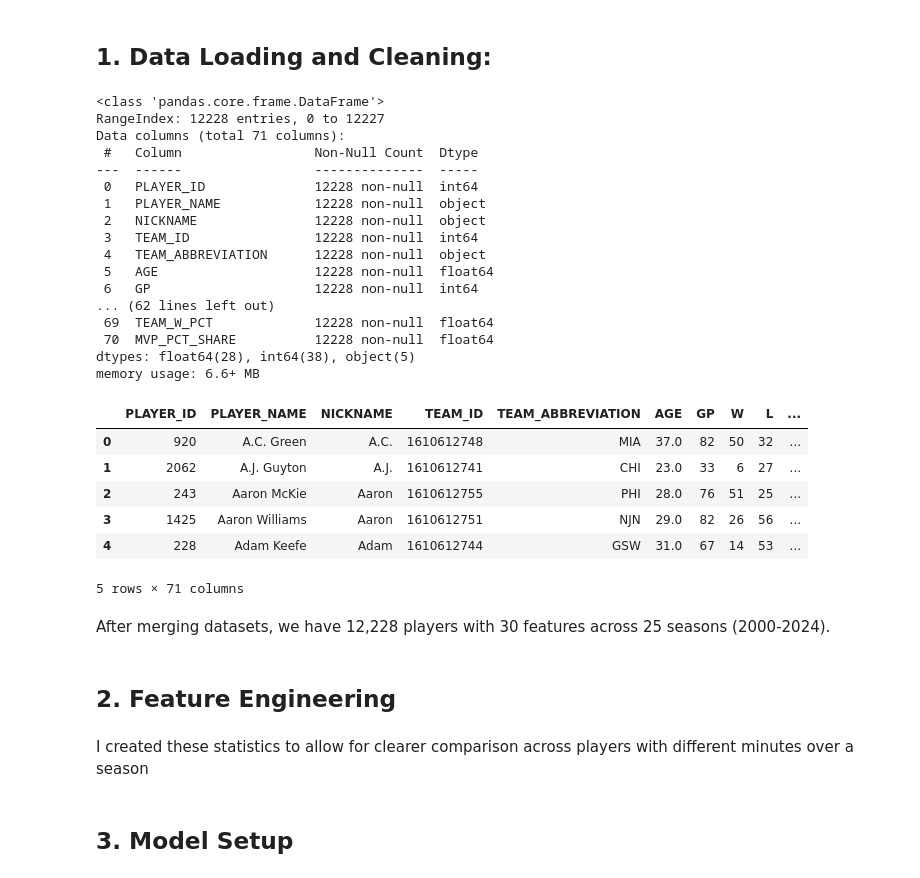
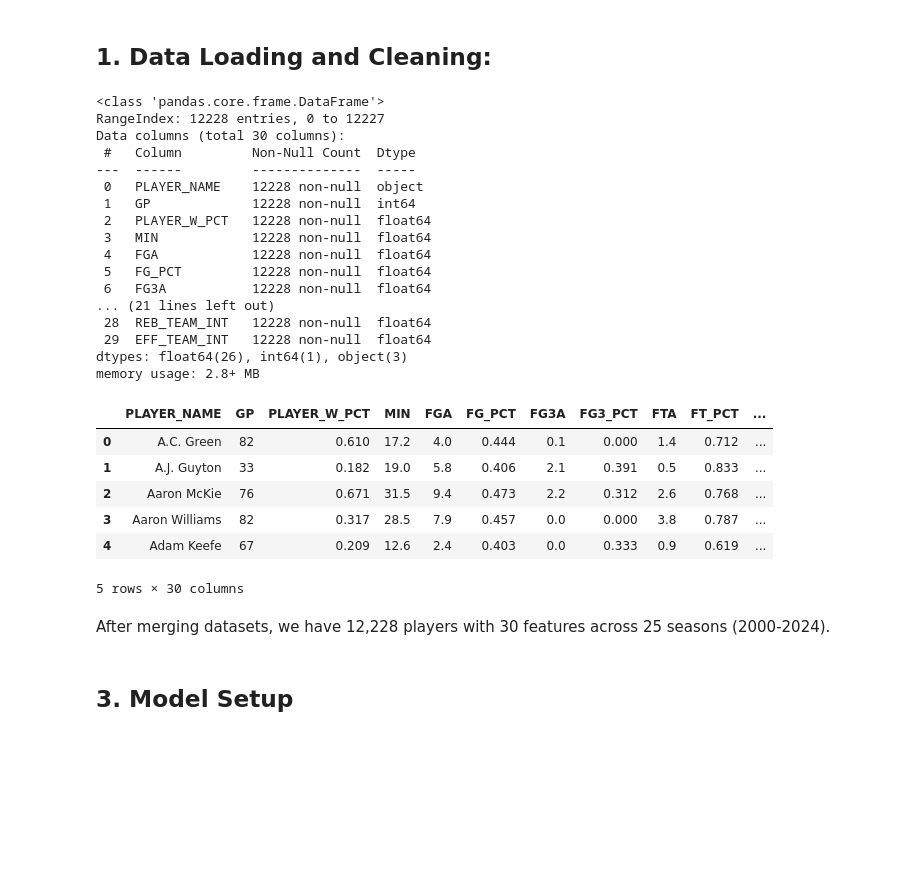
Before and after one commit to GrantThurman/nba-mvp-predictor, a Jupyter notebook: notebook.ipynb, the cells around one changed output. Saved outputs shown, nothing was run; the diff lists cells and outputs as text; code cells hidden in the pictures; blank space fills up the shorter version.

Commit message:
Remove sections in notebook
Data cleaning already creates full dataset, don't need it in notebook for now

```diff
--- a/notebook.ipynb
+++ b/notebook.ipynb
@@ -9,47 +9,38 @@ In this model, I use maching learning to predict the NBA MVP voting shares from
 - MVP Voting Shares - Basketball Reference
 # %% [markdown]
 ## 1. Data Loading and Cleaning:
-# %%
-import pandas as pd
-
-# Load datasets
-player_seasons_df = pd.read_csv("player_seasons.csv")
-mvp_df = pd.read_csv("mvp_voting.csv")
-mvp_df = mvp_df[["PLAYER_NAME", "SEASON", "MVP_PCT_SHARE"]]
-
-# Merge datasets
-all_df = pd.merge(player_seasons_df, mvp_df, on=["SEASON", "PLAYER_NAME"], how="left")
-all_df["MVP_PCT_SHARE"] = all_df["MVP_PCT_SHARE"].fillna(value=0)
-
-# Check final dataset
-all_df.info()
-all_df.head()
-# %% [output]
-<class 'pandas.core.frame.DataFrame'>
-RangeIndex: 12228 entries, 0 to 12227
-Data columns (total 71 columns):
- #   Column                 Non-Null Count  Dtype
----  ------                 --------------  -----
- 0   PLAYER_ID              12228 non-null  int64
- 1   PLAYER_NAME            12228 non-null  object
- 2   NICKNAME               12228 non-null  object
- 3   TEAM_ID                12228 non-null  int64
- 4   TEAM_ABBREVIATION      12228 non-null  object
- 5   AGE                    12228 non-null  float64
- 6   GP                     12228 non-null  int64
-... (62 lines left out)
- 69  TEAM_W_PCT             12228 non-null  float64
- 70  MVP_PCT_SHARE          12228 non-null  float64
-dtypes: float64(28), int64(38), object(5)
-memory usage: 6.6+ MB
-|  | PLAYER_ID | PLAYER_NAME | NICKNAME | TEAM_ID | TEAM_ABBREVIATION | AGE | GP | W | L | ... |
-| 0 | 920 | A.C. Green | A.C. | 1610612748 | MIA | 37.0 | 82 | 50 | 32 | ... |
-| 1 | 2062 | A.J. Guyton | A.J. | 1610612741 | CHI | 23.0 | 33 | 6 | 27 | ... |
-| 2 | 243 | Aaron McKie | Aaron | 1610612755 | PHI | 28.0 | 76 | 51 | 25 | ... |
-| 3 | 1425 | Aaron Williams | Aaron | 1610612751 | NJN | 29.0 | 82 | 26 | 56 | ... |
-| 4 | 228 | Adam Keefe | Adam | 1610612744 | GSW | 31.0 | 67 | 14 | 53 | ... |
-5 rows × 71 columns
+# %%
+import pandas as pd
+
+all_df = pd.read_csv("all_data.csv")
+
+# Check final dataset
+all_df.info()
+all_df.head()
+# %% [output]
+<class 'pandas.core.frame.DataFrame'>
+RangeIndex: 12228 entries, 0 to 12227
+Data columns (total 30 columns):
+ #   Column         Non-Null Count  Dtype
+---  ------         --------------  -----
+ 0   PLAYER_NAME    12228 non-null  object
+ 1   GP             12228 non-null  int64
+ 2   PLAYER_W_PCT   12228 non-null  float64
+ 3   MIN            12228 non-null  float64
+ 4   FGA            12228 non-null  float64
+ 5   FG_PCT         12228 non-null  float64
+ 6   FG3A           12228 non-null  float64
+... (21 lines left out)
+ 28  REB_TEAM_INT   12228 non-null  float64
+ 29  EFF_TEAM_INT   12228 non-null  float64
+dtypes: float64(26), int64(1), object(3)
+memory usage: 2.8+ MB
+|  | PLAYER_NAME | GP | PLAYER_W_PCT | MIN | FGA | FG_PCT | FG3A | FG3_PCT | FTA | FT_PCT | ... |
+| 0 | A.C. Green | 82 | 0.610 | 17.2 | 4.0 | 0.444 | 0.1 | 0.000 | 1.4 | 0.712 | ... |
+| 1 | A.J. Guyton | 33 | 0.182 | 19.0 | 5.8 | 0.406 | 2.1 | 0.391 | 0.5 | 0.833 | ... |
+| 2 | Aaron McKie | 76 | 0.671 | 31.5 | 9.4 | 0.473 | 2.2 | 0.312 | 2.6 | 0.768 | ... |
+| 3 | Aaron Williams | 82 | 0.317 | 28.5 | 7.9 | 0.457 | 0.0 | 0.000 | 3.8 | 0.787 | ... |
+| 4 | Adam Keefe | 67 | 0.209 | 12.6 | 2.4 | 0.403 | 0.0 | 0.333 | 0.9 | 0.619 | ... |
+5 rows × 30 columns
 # %% [markdown]
 After merging datasets, we have 12,228 players with 30 features across 25 seasons (2000-2024).
-# %% [markdown]
-## 2. Feature Engineering
@@ -66,5 +47,3 @@ all_df["EFFICIENCY"] = all_df["PTS"] + all_df["AST"] + all_df["REB"] + all_df["S
-# %% [markdown]
-I created these statistics to allow for clearer comparison across players with different minutes over a season
 # %% [markdown]
 ## 3. Model Setup
 # %%
```
Also changed, not shown: parts of 1 cell of this notebook.
